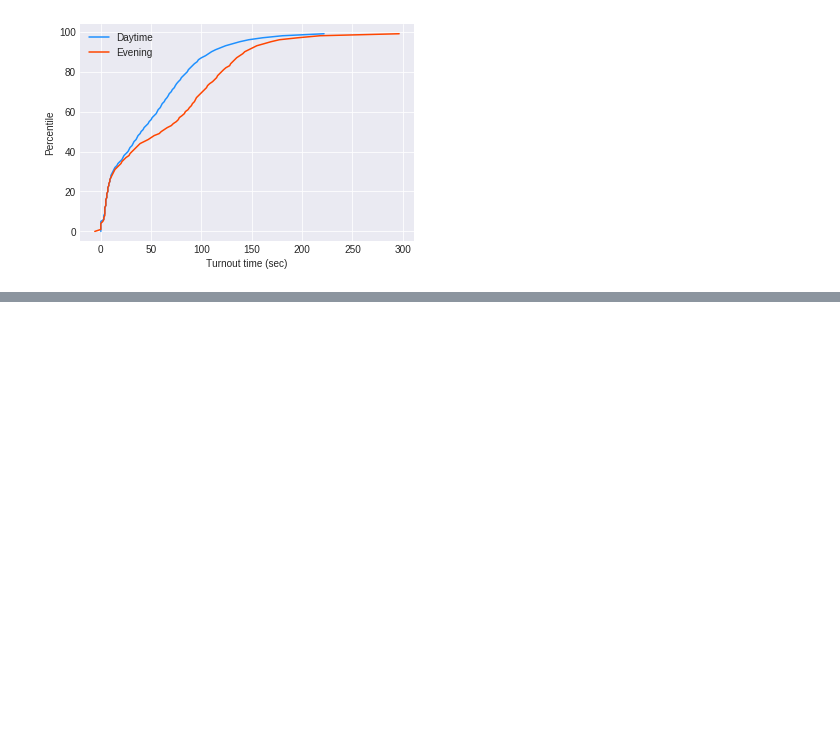
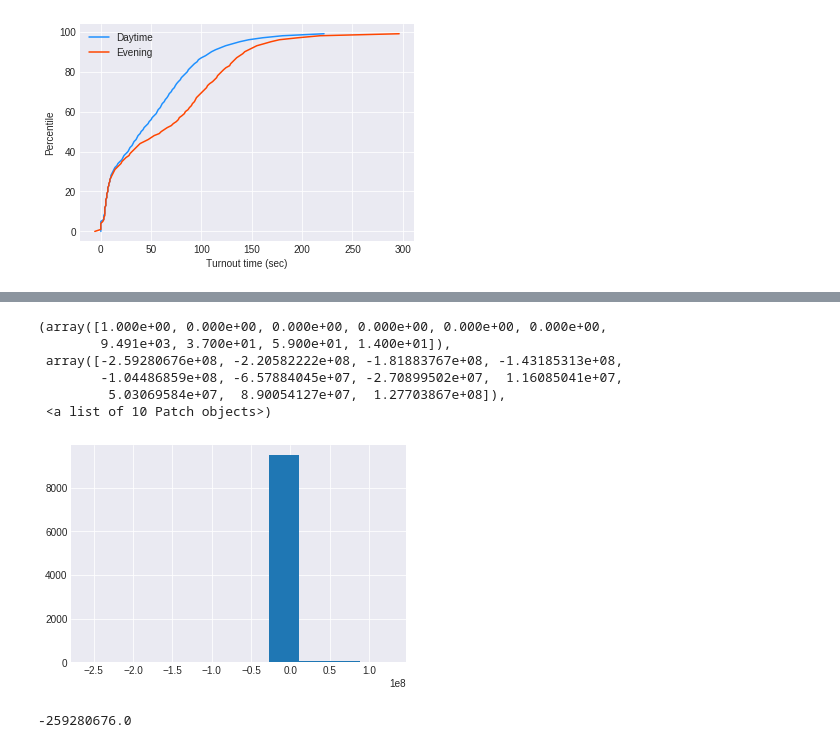
Before and after one commit to andersonad/PE_take_home, a Jupyter notebook: take_home_notebook.ipynb, the cells around one changed output, grey strips where cells are left out. Cells and saved outputs as stored; diff of their text form; code cells hidden in the pictures; blank space fills up the shorter version.

```diff
--- a/take_home_notebook.ipynb
+++ b/take_home_notebook.ipynb
@@ -107,0 +134,14 @@ Text(0, 0.5, 'Percentile')
+# %%
+plt.hist(turnout_df['time_since_available'])
+# %% [output]
+(array([1.000e+00, 0.000e+00, 0.000e+00, 0.000e+00, 0.000e+00, 0.000e+00,
+        9.491e+03, 3.700e+01, 5.900e+01, 1.400e+01]),
+ array([-2.59280676e+08, -2.20582222e+08, -1.81883767e+08, -1.43185313e+08,
+        -1.04486859e+08, -6.57884045e+07, -2.70899502e+07,  1.16085041e+07,
+         5.03069584e+07,  8.90054127e+07,  1.27703867e+08]),
+ <a list of 10 Patch objects>)
+[figure, added]
+# %%
+np.min(turnout_df['time_since_available'])
+# %% [output]
+-259280676.0
```
Also changed, not shown: parts of 4 cells of this notebook.
